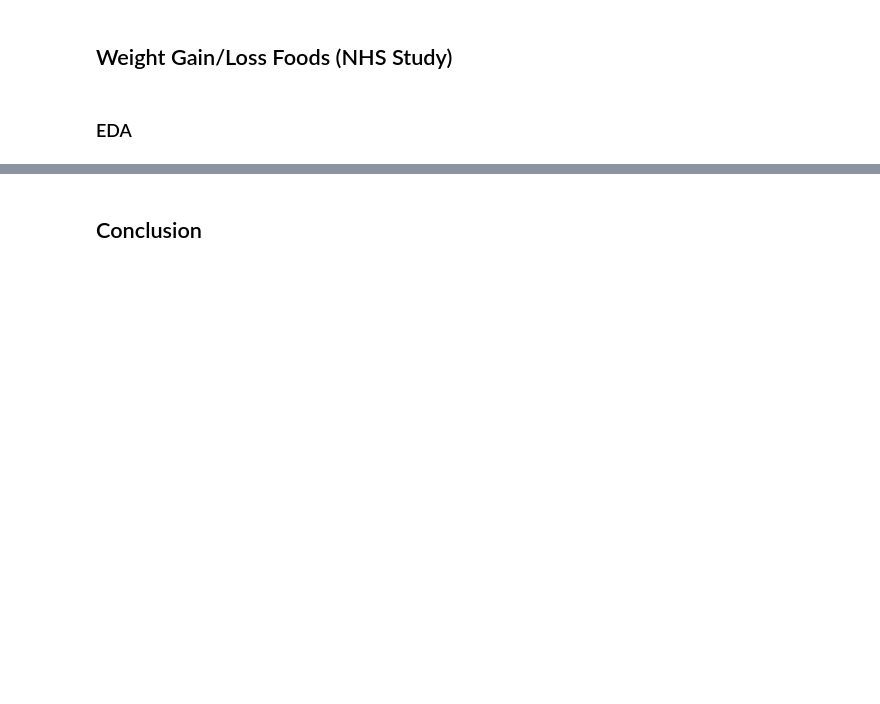
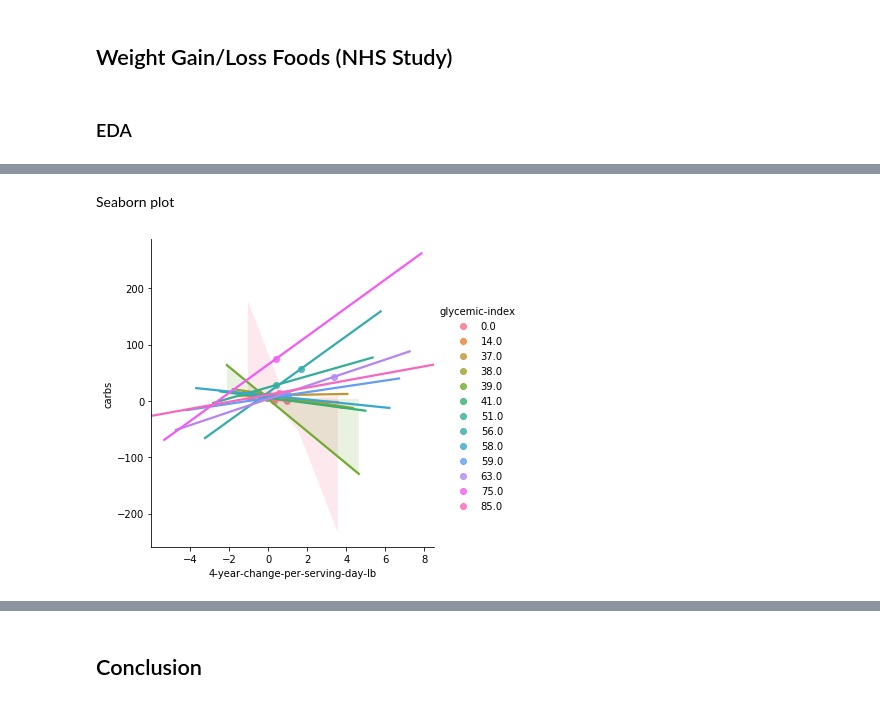
Before and after one commit to noahgift/intermittent-fasting, a Jupyter notebook: weight_gain_foods.ipynb, the cells around one changed output, grey strips where cells are left out. Saved outputs shown, nothing was run; the diff lists cells and outputs as text; code cells hidden in the pictures; blank space fills up the shorter version.

```diff
--- a/weight_gain_foods.ipynb
+++ b/weight_gain_foods.ipynb
@@ -38,0 +69,8 @@ sns.heatmap(df.corr(), annot=True, linewidths=.5, ax=ax)
+# %% [markdown]
+Seaborn plot
+# %%
+df_viz = df[["food","glycemic-index", "4-year-change-per-serving-day-lb", "carbs"]]
+# %%
+g = sns.lmplot(x="4-year-change-per-serving-day-lb", y="carbs", hue="glycemic-index",data=df_viz)
+# %% [output]
+[figure, added]
```
Also changed, not shown: parts of 10 cells of this notebook.
